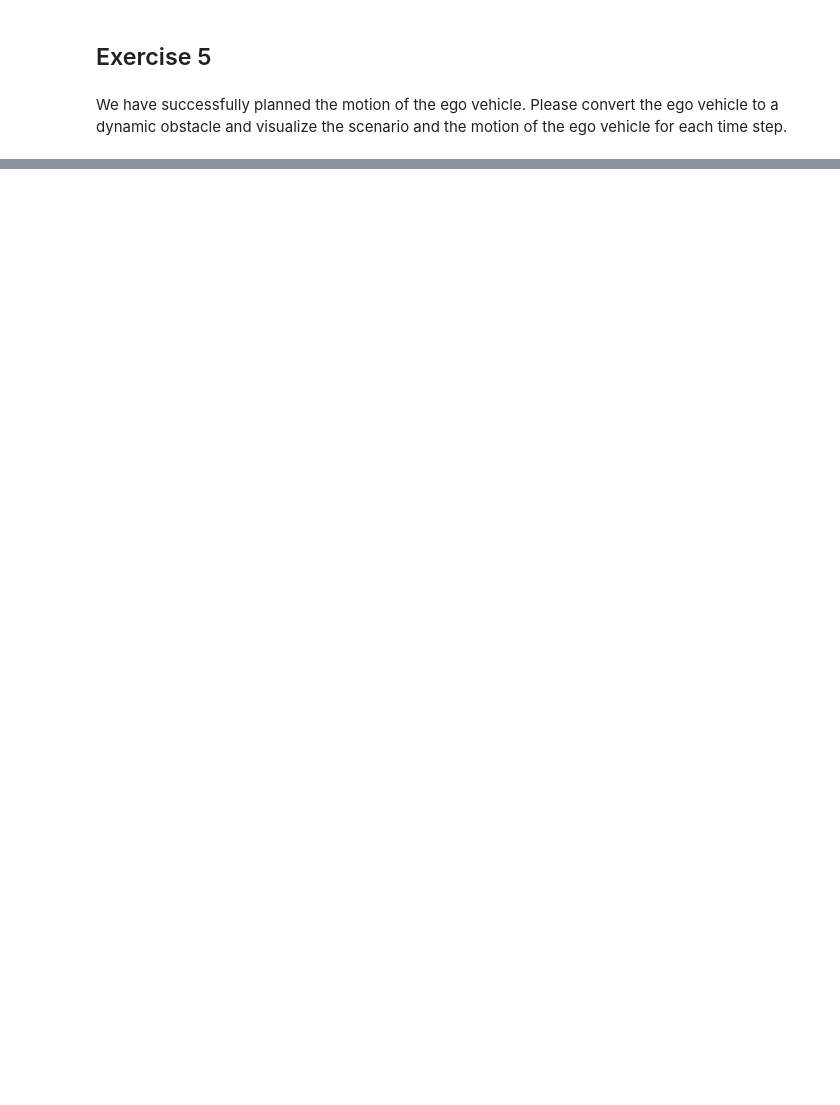
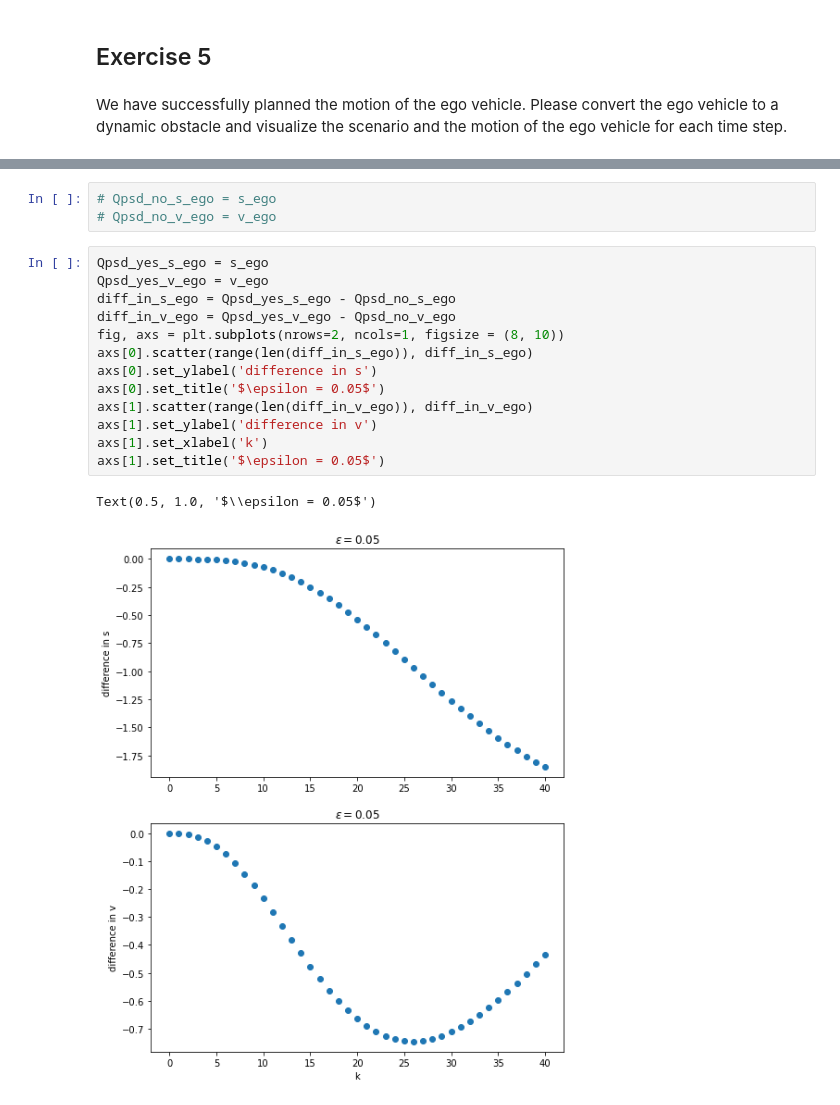
Before and after one commit to ZhuowenZou/CSE203MotionPlanning, a Jupyter notebook: ConvexOptimization.ipynb, the cells around one changed output, grey strips where cells are left out. Cells and saved outputs as stored; diff of their text form; blank space fills up the shorter version.

```diff
--- a/ConvexOptimization.ipynb
+++ b/ConvexOptimization.ipynb
@@ -446,0 +450,19 @@ for i in range(0, 40):
+# %%
+# Qpsd_no_s_ego = s_ego
+# Qpsd_no_v_ego = v_ego
+# %%
+Qpsd_yes_s_ego = s_ego
+Qpsd_yes_v_ego = v_ego
+diff_in_s_ego = Qpsd_yes_s_ego - Qpsd_no_s_ego
+diff_in_v_ego = Qpsd_yes_v_ego - Qpsd_no_v_ego
+fig, axs = plt.subplots(nrows=2, ncols=1, figsize = (8, 10))
+axs[0].scatter(range(len(diff_in_s_ego)), diff_in_s_ego)
+axs[0].set_ylabel('difference in s')
+axs[0].set_title('$\epsilon = 0.05$')
+axs[1].scatter(range(len(diff_in_v_ego)), diff_in_v_ego)
+axs[1].set_ylabel('difference in v')
+axs[1].set_xlabel('k')
+axs[1].set_title('$\epsilon = 0.05$')
+# %% [output]
+Text(0.5, 1.0, '$\\epsilon = 0.05$')
+[figure, added]
```
Also changed, not shown: parts of 13 cells of this notebook.
